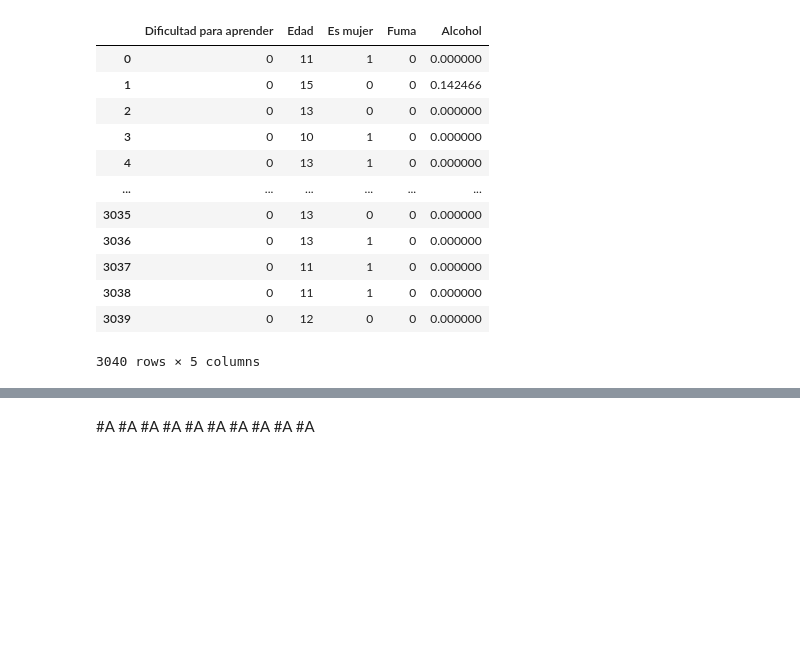
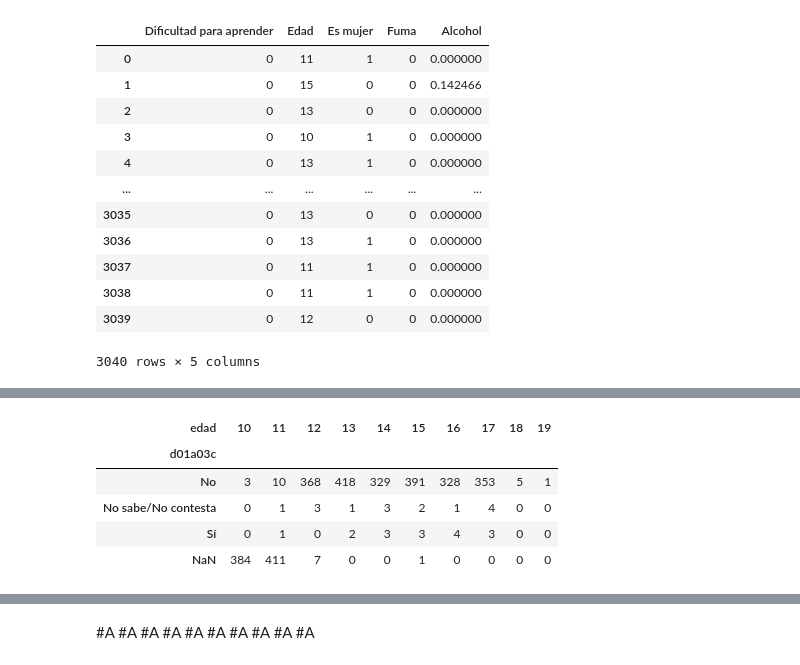
Before and after one commit to omar-tueme/ciencia-de-datos-avanzada-mek-enero-2026, a Jupyter notebook: 01_EDA.ipynb, the cells around one changed output, grey strips where cells are left out. Drawn from its saved outputs; the diff is of its cells as text; code cells hidden in the pictures; blank space fills up the shorter version.

```diff
--- a/01_EDA.ipynb
+++ b/01_EDA.ipynb
@@ -956,0 +1076,13 @@ df_final
+# %%
+pd.crosstab(
+    df_clean1['d01a03c'],
+    df_clean1['edad'],
+    dropna=False
+)
+# %% [output]
+| edad | 10 | 11 | 12 | 13 | 14 | 15 | 16 | 17 | 18 | 19 |
+| d01a03c |  |  |  |  |  |  |  |  |  |  |
+| No | 3 | 10 | 368 | 418 | 329 | 391 | 328 | 353 | 5 | 1 |
+| No sabe/No contesta | 0 | 1 | 3 | 1 | 3 | 2 | 1 | 4 | 0 | 0 |
+| Sí | 0 | 1 | 0 | 2 | 3 | 3 | 4 | 3 | 0 | 0 |
+| NaN | 384 | 411 | 7 | 0 | 0 | 1 | 0 | 0 | 0 | 0 |
```
Also changed, not shown: parts of 37 cells of this notebook.
